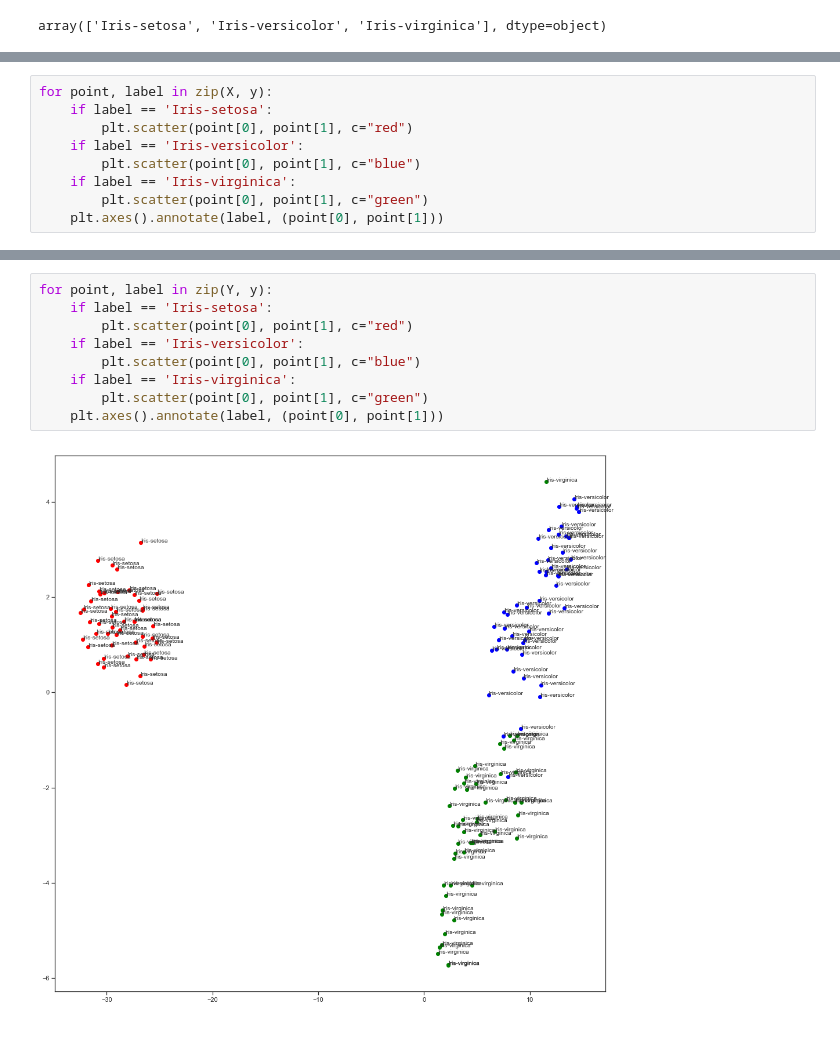
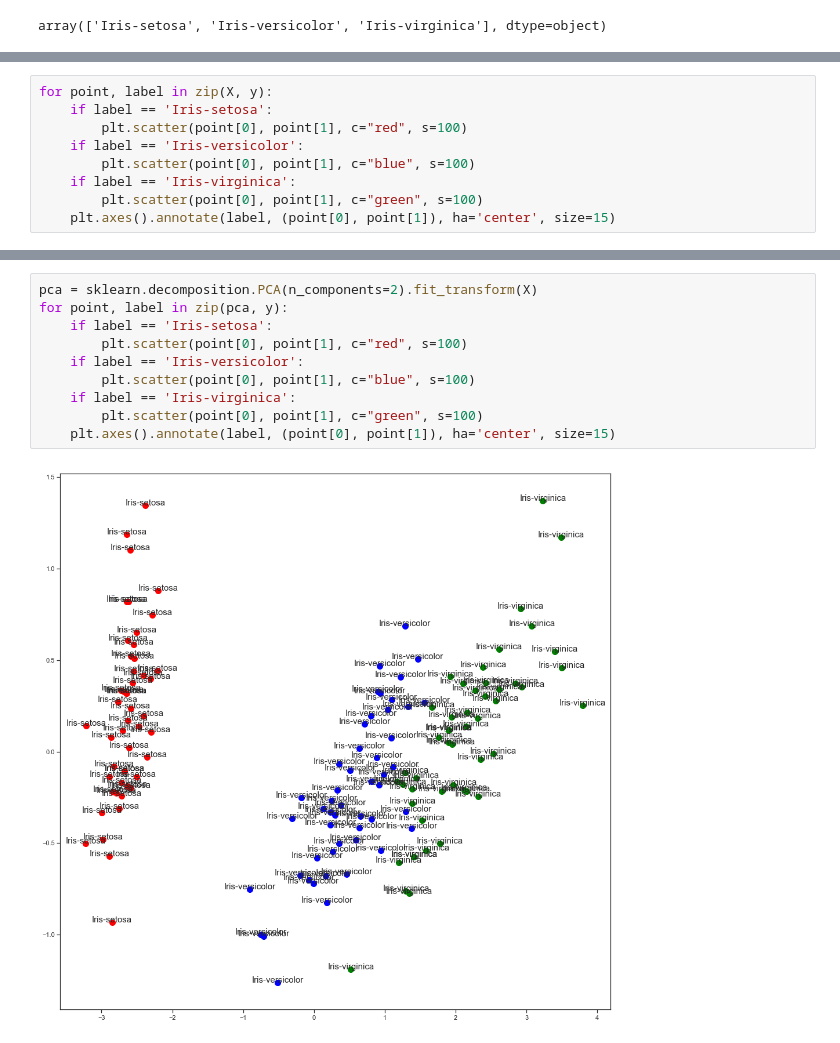
Before and after one commit to wdbm/Psychedelic_Machine_Learning_in_the_Cenozoic_Era, a Jupyter notebook: dimensionality_reduction_iris.ipynb, the cells around one changed output, grey strips where cells are left out. Cells and saved outputs as stored; diff of their text form.

```diff
--- a/dimensionality_reduction_iris.ipynb
+++ b/dimensionality_reduction_iris.ipynb
@@ -54,10 +48,10 @@ Y = sklearn.manifold.TSNE(
 # %%
 for point, label in zip(X, y):
     if label == 'Iris-setosa':
-        plt.scatter(point[0], point[1], c="red")
+        plt.scatter(point[0], point[1], c="red", s=100)
     if label == 'Iris-versicolor':
-        plt.scatter(point[0], point[1], c="blue")
+        plt.scatter(point[0], point[1], c="blue", s=100)
     if label == 'Iris-virginica':
-        plt.scatter(point[0], point[1], c="green")
-    plt.axes().annotate(label, (point[0], point[1]))
+        plt.scatter(point[0], point[1], c="green", s=100)
+    plt.axes().annotate(label, (point[0], point[1]), ha='center', size=15)
 # %% [output]
@@ -65,11 +59,12 @@ for point, label in zip(X, y):
 # %%
-for point, label in zip(Y, y):
+pca = sklearn.decomposition.PCA(n_components=2).fit_transform(X)
+for point, label in zip(pca, y):
     if label == 'Iris-setosa':
-        plt.scatter(point[0], point[1], c="red")
+        plt.scatter(point[0], point[1], c="red", s=100)
     if label == 'Iris-versicolor':
-        plt.scatter(point[0], point[1], c="blue")
+        plt.scatter(point[0], point[1], c="blue", s=100)
     if label == 'Iris-virginica':
-        plt.scatter(point[0], point[1], c="green")
-    plt.axes().annotate(label, (point[0], point[1]))
+        plt.scatter(point[0], point[1], c="green", s=100)
+    plt.axes().annotate(label, (point[0], point[1]), ha='center', size=15)
 # %% [output]
-[figure, old version]
+[figure, new version]
```
Also changed, not shown: parts of 4 cells of this notebook.
